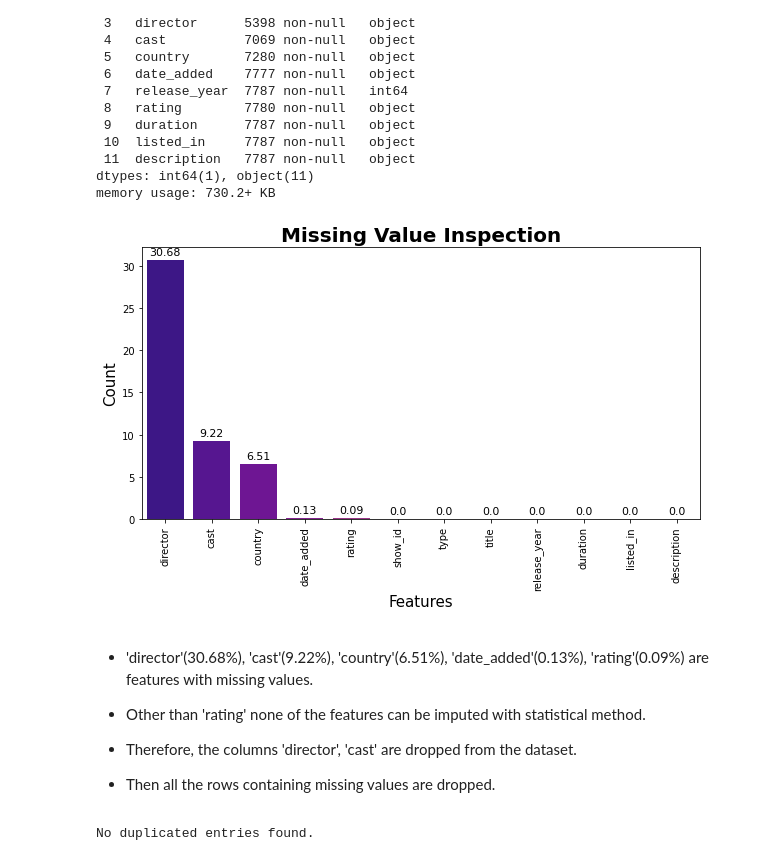
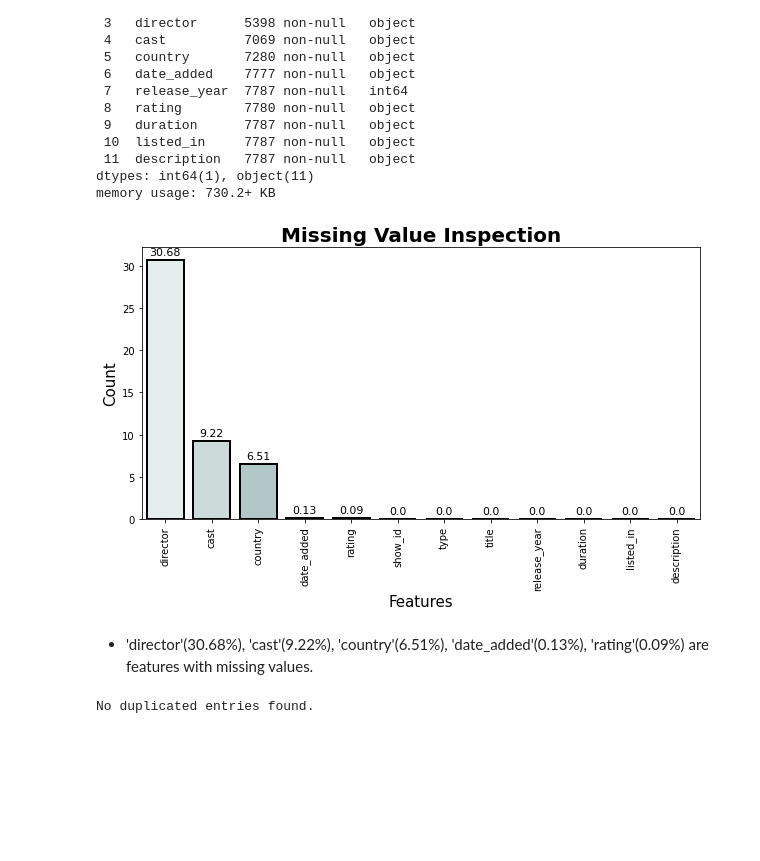
Before and after one commit to amrita-sarkar1/Netflix-Movies-and-TV-Shows-Clustering, a Jupyter notebook: Netflix_Movies_and_TV_Shows_Clustering.ipynb, the cells around one changed output. Saved outputs shown, nothing was run; the diff lists cells and outputs as text; code cells hidden in the pictures; blank space fills up the shorter version.

```diff
--- a/Netflix_Movies_and_TV_Shows_Clustering.ipynb
+++ b/Netflix_Movies_and_TV_Shows_Clustering.ipynb
@@ -70,10 +70,10 @@ file_path = '/content/drive/MyDrive/Colab Notebooks/AlmaBetter Capstone Project/
 data= pd.read_csv(file_path)
 
 # Make a copy of the dataset
-df = data.copy()
+netflix_df = data.copy()
 
 # Display first 5 rows
-df.head()
+netflix_df.head()
 # %% [output]
 |  | show_id | type | title | director | cast | country | date_added | release_year | rating | duration | ... |
 | 0 | s1 | TV Show | 3% | NaN | João Miguel, Bianca Comparato, Mi... | Brazil | August 14, 2020 | 2020 | TV-MA | 4 Seasons | ... |
@@ -115,27 +115,21 @@ memory usage: 730.2+ KB
 # %%
 # Missing value Inspection
 
-Value_Missing = df.isnull().sum().sort_values(ascending = False)
-percent_missing = (df.isnull().sum() * 100 / len(df)).round(2).sort_values(ascending = False)
+Value_Missing = netflix_df.isnull().sum().sort_values(ascending = False)
+percent_missing = (netflix_df.isnull().sum() * 100 / len(netflix_df)).round(2).sort_values(ascending = False)
 missing_data = pd.concat([Value_Missing, percent_missing], axis = 1, keys = ['Total', 'Percent'])
 f, ax = plt.subplots(figsize = (10, 5))
 plt.xticks(rotation = '90')
-cplot = sns.barplot(x = missing_data.index, y = missing_data['Percent'], palette = 'plasma')
+cplot = sns.barplot(x = missing_data.index, y = missing_data['Percent'], palette = 'bone_r', lw = 2, ec = 'black')
 for count in cplot.patches:
     height = count.get_height()
     ax.annotate('{}'.format(height),xy = (count.get_x() + count.get_width()/2, height),
                     ha = 'center', va = 'bottom', size = 11, xytext = (0, 3), textcoords = 'offset points')
 cplot.set_title('Missing Value Inspection', fontsize = 20, weight = 'bold')
 cplot.set_ylabel('Count', fontsize = 15)
 cplot.set_xlabel('Features', fontsize = 15);
 # %% [output]
-[figure, old version]
+[figure, new version]
 # %% [markdown]
 - 'director'(30.68%), 'cast'(9.22%), 'country'(6.51%), 'date_added'(0.13%), 'rating'(0.09%) are features with missing values.
-
-- Other than 'rating' none of the features can be imputed with statistical method.
-
-- Therefore, the columns 'director', 'cast' are dropped from the dataset.
-
-- Then all the rows containing missing values are dropped.
 # %%
```
Also changed, not shown: parts of 42 cells of this notebook.
